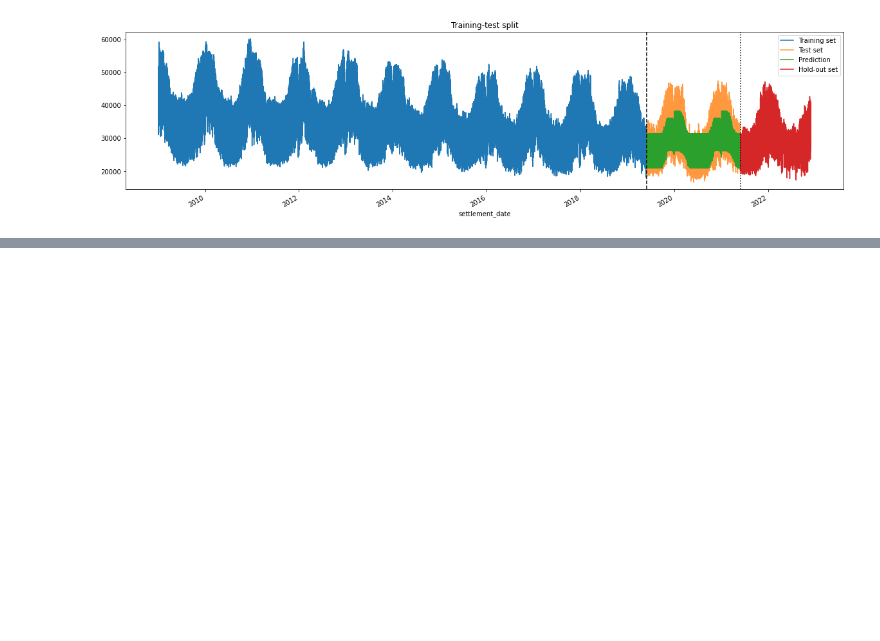
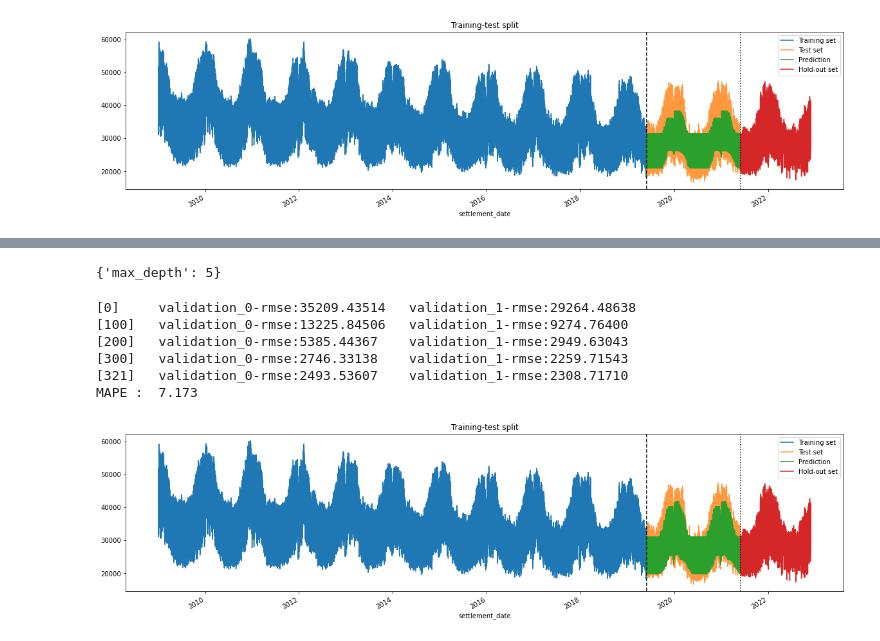
Before and after one commit to ameyak2310/EnergyDemandForecasting_TimeSeriesAnalysis, a Jupyter notebook: EnergyDemandForecast.ipynb, the cells around one changed output, grey strips where cells are left out. Saved outputs shown, nothing was run; the diff lists cells and outputs as text; code cells hidden in the pictures; blank space fills up the shorter version.

```diff
--- a/EnergyDemandForecast.ipynb
+++ b/EnergyDemandForecast.ipynb
@@ -817,0 +842,4 @@ feat_imp_1.plot(kind="barh");
+# %%
+from sklearn.model_selection import GridSearchCV, TimeSeriesSplit
+n_years_test = 1
+tss = TimeSeriesSplit(n_splits=3, test_size=48 * 365 * n_years_test, gap=48)
@@ -817,0 +907,43 @@ feat_imp_1.plot(kind="barh");
+# %%
+xgb_search.best_params_
+# %% [output]
+{'max_depth': 5}
+# %%
+import xgboost as xgb
+reg_xgb = xgb.XGBRegressor(n_estimators=500,
+                           max_depth=5,
+                           learning_rate=0.01,
+                           early_stopping_rounds=50,
+                           n_jobs=-1
+                          )
+
+test = reg_xgb.fit(X_train_cv,
+                   y_train_cv,
+                   eval_set=[(X_train_cv, y_train_cv), (X_holdoff_cv, y_holdoff_cv)],
+                   verbose=100,
+                  )
+data_test['y_pred_cv'] = reg_xgb.predict(X_test)
+
+ # Comparison Plot
+fig, ax = plt.subplots(figsize=(20, 5))
+data_train["tsd"].plot(ax=ax, label="Training set")
+data_test["tsd"].plot(ax=ax, label="Test set", alpha=0.8)
+data_test['y_pred_cv'].plot(ax=ax, label="Prediction")
+data_holdoff["tsd"].plot(ax=ax, label="Hold-out set")
+ax.axvline(threshold_date_1, color="k", ls="--")
+ax.axvline(threshold_date_2, color="k", ls=":")
+ax.set_title("Training-test split")
+plt.legend();
+
+# MAPE
+y_true, y_pred = np.array(data_test['tsd']), np.array(data_test['y_pred_cv'])
+MAPE = np.mean(np.abs((y_true - y_pred) / y_true)) * 100
+print( 'MAPE : ', np.round( MAPE, 3))
+# %% [output]
+[0]     validation_0-rmse:35209.43514   validation_1-rmse:29264.48638
+[100]   validation_0-rmse:13225.84506   validation_1-rmse:9274.76400
+[200]   validation_0-rmse:5385.44367    validation_1-rmse:2949.63043
+[300]   validation_0-rmse:2746.33138    validation_1-rmse:2259.71543
+[321]   validation_0-rmse:2493.53607    validation_1-rmse:2308.71710
+MAPE :  7.173
+[figure, added]
```
Also changed, not shown: parts of 24 cells of this notebook.
